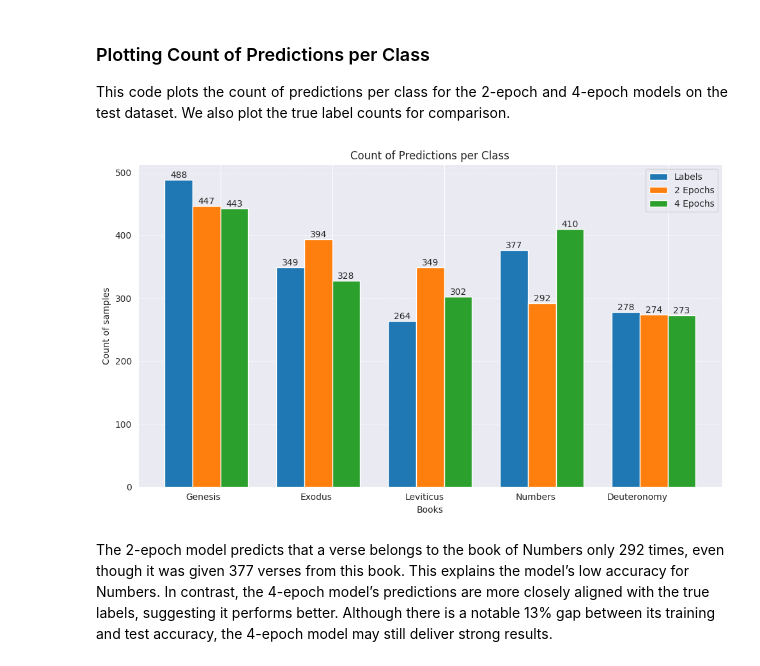
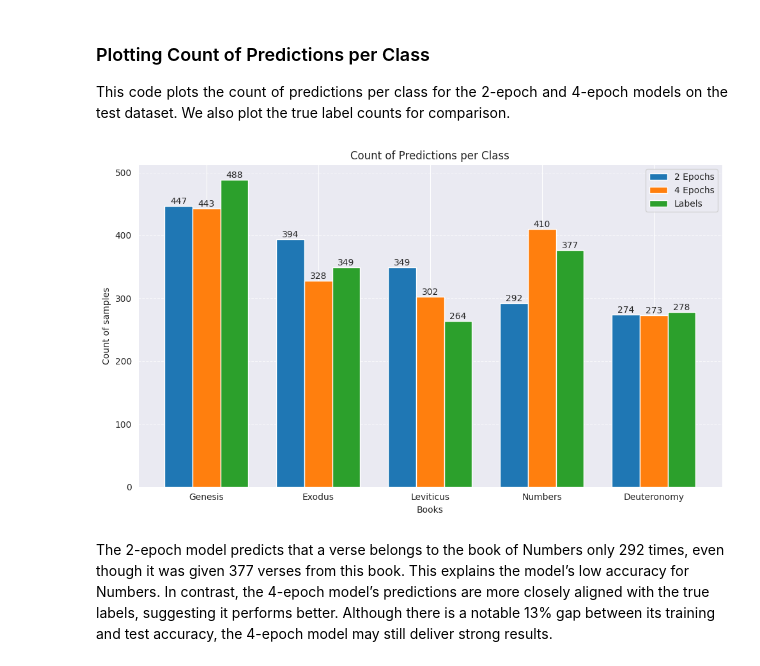
Before and after one commit to DAVIDACEK4689/King-James-Bible-Analysis, a Jupyter notebook: report.ipynb, the cells around one changed output. Saved outputs shown, nothing was run; the diff lists cells and outputs as text; code cells hidden in the pictures.

Commit message:
Last graph improved

```diff
--- a/report.ipynb
+++ b/report.ipynb
@@ -627,36 +627,40 @@ pred_counts = {
     name: Counter(np.argmax(trainer.predict(test_dataset).predictions, axis=1))
     for name, trainer in trainers.items()
 }
 
 # Prepare data for plotting
 x = np.arange(len(torah_books))
 bar_width = 0.25
 
 # Create the plot
 fig, ax = plt.subplots(figsize=(10, 6))
-label_bars = ax.bar(x - bar_width, num_labels, bar_width, label='Labels')
+
+# Plot prediction bars first
 for i, (name, counts) in enumerate(pred_counts.items()):
     pred_bars = ax.bar(x + i * bar_width, [counts[label] for label in range(len(torah_books))], bar_width, label=name)
 
     # Add text values to prediction bars
     for bar in pred_bars:
         height = bar.get_height()
         ax.text(bar.get_x() + bar.get_width() / 2, height, f'{int(height)}', ha='center', va='bottom')
 
+# Plot label bars last
+label_bars = ax.bar(x + len(pred_counts) * bar_width, num_labels, bar_width, label='Labels')
+
 # Add text values to label bars
 for bar in label_bars:
     height = bar.get_height()
     ax.text(bar.get_x() + bar.get_width() / 2, height, f'{int(height)}', ha='center', va='bottom')
 
 # Customize the plot
 ax.set(xlabel='Books', ylabel='Count of samples', title='Count of Predictions per Class')
-ax.set_xticks(x + 0.125, torah_books, rotation=0, ha='right')
+ax.set_xticks(x + 0.25, torah_books, rotation=0, ha='center')
 ax.legend()
 ax.grid(axis='y', linestyle='--', alpha=0.7)
 plt.tight_layout()
 plt.show()
 # %% [output]
-[figure, old version]
+[figure, new version]
 # %% [markdown]
 The 2-epoch model predicts that a verse belongs to the book of Numbers only 292 times, even though it was given 377 verses from this book. This explains the model’s low accuracy for Numbers. In contrast, the 4-epoch model’s predictions are more closely aligned with the true labels, suggesting it performs better. Although there is a notable 13% gap between its training and test accuracy, the 4-epoch model may still deliver strong results.
 # %% [markdown]
```
Also changed, not shown: parts of 1 cell of this notebook, 2 other files.
